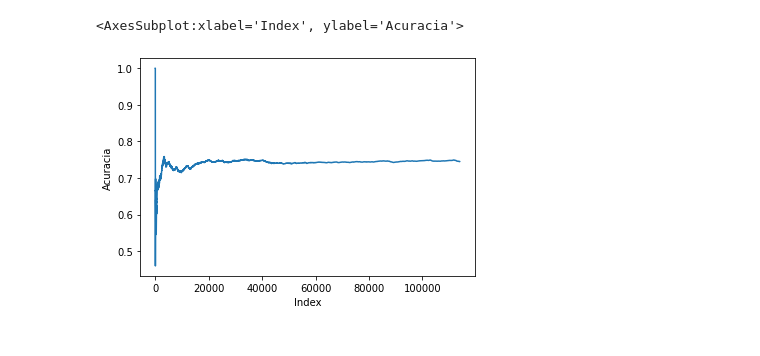
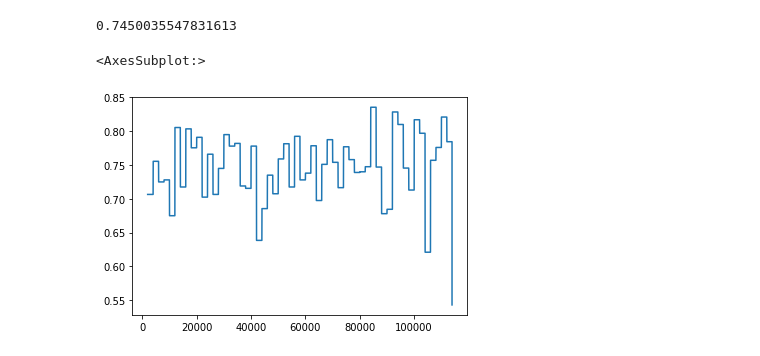
Before and after one commit to FBMLJ/acumulado-tcc, a Jupyter notebook: extremely-fast-decision-tree/result.ipynb, the cells around one changed output. Drawn from its saved outputs; the diff is of its cells as text; code cells hidden in the pictures.

```diff
--- a/extremely-fast-decision-tree/result.ipynb
+++ b/extremely-fast-decision-tree/result.ipynb
@@ -47,7 +18,28 @@ for i in range(len(y_true)):
-# %%
-# lista.pop(0)
-
-sns.lineplot(x="Index", y="Acuracia",  data=pd.DataFrame(lista))
-# %% [output]
-<AxesSubplot:xlabel='Index', ylabel='Acuracia'>
-[figure, removed]
+# %%
+acuracia  = 0
+acumulador_acuracia = []
+
+for indice, (v_true, v_pred) in enumerate(zip(y_true, y_pred)):
+    booleano = 0
+    if v_true == v_pred:
+        booleano = 1
+
+    acuracia = (acuracia* indice + booleano)/(indice+1)
+    acumulador_acuracia.append(acuracia)
+acuracia
+# %% [output]
+0.7450035547831613
+# %%
+acumulador = []
+somador = 0
+ultimo_valor = None
+for indice, (v_true, v_pred) in enumerate(zip(y_true, y_pred)):
+    if v_true  == v_pred:
+        somador+=1
+
+    if indice % 2000 == 1999:
+        ultimo_valor = somador/2000
+        # acumulador.append(somador/ 1000)
+        somador = 0
+    acumulador.append(ultimo_valor)
+acumulador.append(  somador / (len(y_true)%2000 -1  ))
@@ -53,0 +55,5 @@ sns.lineplot(x="Index", y="Acuracia",  data=pd.DataFrame(lista))
+# %%
+sns.lineplot(x = range(0, len(acumulador)) , y = acumulador)
+# %% [output]
+<AxesSubplot:>
+[figure, added]
```
Also changed, not shown: parts of 10 cells of this notebook, 53 other files.
